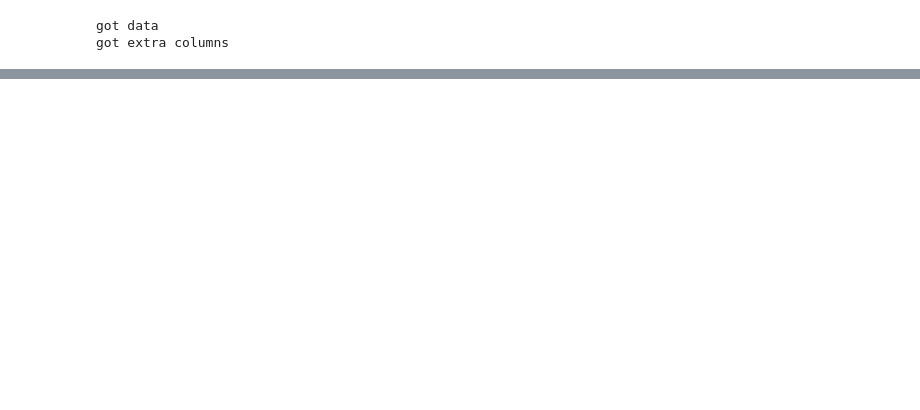
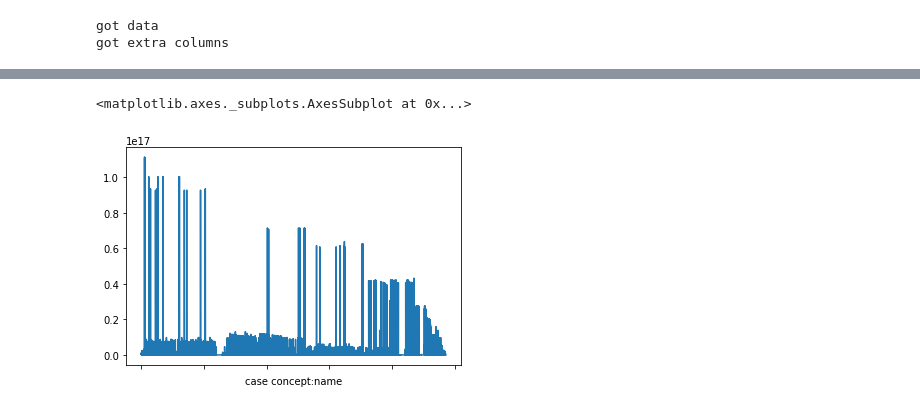
Before and after one commit to dbl-process-mining-group-7/Time-Cycle-Prediction-Tool, a Jupyter notebook: new_naive.ipynb, the cells around one changed output, grey strips where cells are left out. Saved outputs shown, nothing was run; the diff lists cells and outputs as text; code cells hidden in the pictures; blank space fills up the shorter version.

```diff
--- a/new_naive.ipynb
+++ b/new_naive.ipynb
@@ -180,0 +161,3 @@ train_df[(train_df['event time:timestamp'] > 2002.08) & (train_df['event time:ti
+# %%
+test_df['time-since-start'] = (test_df['event time:timestamp']-train_df['event time:timestamp'].min()).apply(to_seconds)
+test_samples = [test_df[(test_df['time-since-start'] < btimes[i+1])&(test_df['time-since-start'] >= btimes[i])].sort_values(['case concept:name', 'event time:timestamp']) for i in range(nblocks-1)]
@@ -180,0 +166,22 @@ train_df[(train_df['event time:timestamp'] > 2002.08) & (train_df['event time:ti
+# %%
+test_dfs = []
+for sample, amount_model, train_means in zip(test_samples, amounts_models[1:], train_means_blocked[1:]):
+    clustering, max_event = amount_model
+    event_data_test, amount = transform_event_data(sample)
+    print(max_event, amount)
+    if amount > max_event:
+        for i in range(amount-max_event):
+            del event_data_test[amount-i-1]
+    else:
+        for i in range(amount, amount + (max_event - amount), 1):
+            event_data_test[i] = np.nan
+    # Predict cluster on test set and use means per event type and per cluster as estimator:
+    event_data_test['cluster'] = clustering.predict(event_data_test.fillna(0))
+    sample.index = sample['case concept:name']
+    sample['cluster'] = event_data_test['cluster']
+    for cluster in list(train_means.groupby('cluster').mean().index):
+        sample.loc[sample['cluster'] == cluster, 'estimator2'] = float(train_means.groupby('cluster').mean().loc[cluster])
+    sample['estimator2'] = sample['estimator2'] - sample['inter-event-time']
+    sample.loc[sample['estimator2'] < 0, 'estimator2'] = 0
+    test_dfs.append(sample)
+test_df_b = pd.concat(test_dfs)
@@ -180,0 +206,15 @@ train_df[(train_df['event time:timestamp'] > 2002.08) & (train_df['event time:ti
+# %%
+import matplotlib.pyplot as plt
+%matplotlib inline
+fig, ax = plt.subplots(nrows=2, sharex=True, sharey=True, figsize=[10,10])
+
+test_df_b['error'] = test_df_b['estimator2']-test_df_b['time-to-end']
+ax[0].hist(test_df_b['error'], bins=100)
+ax[0].set_title('Distribution of error for clustering estimator while using blocking.')
+
+test_df['error'] = test_df['estimator2']-test_df['time-to-end']
+ax[1].hist(test_df['error'], bins=100)
+ax[1].set_title('Distribution of error for clustering estimator without using blocking.')
+ax[0].set_xlim([-180000000,80000000])
+ax[0].set_yscale('log')
+ax[1].set_yscale('log')
@@ -180,0 +226,5 @@ train_df[(train_df['event time:timestamp'] > 2002.08) & (train_df['event time:ti
+# %%
+test_df_b.sort_values('event time:timestamp')['error'].apply(lambda a : a**2).plot()
+# %% [output]
+<matplotlib.axes._subplots.AxesSubplot at 0x...>
+[figure, added]
```
Also changed, not shown: parts of 25 cells of this notebook, 2 other files.
